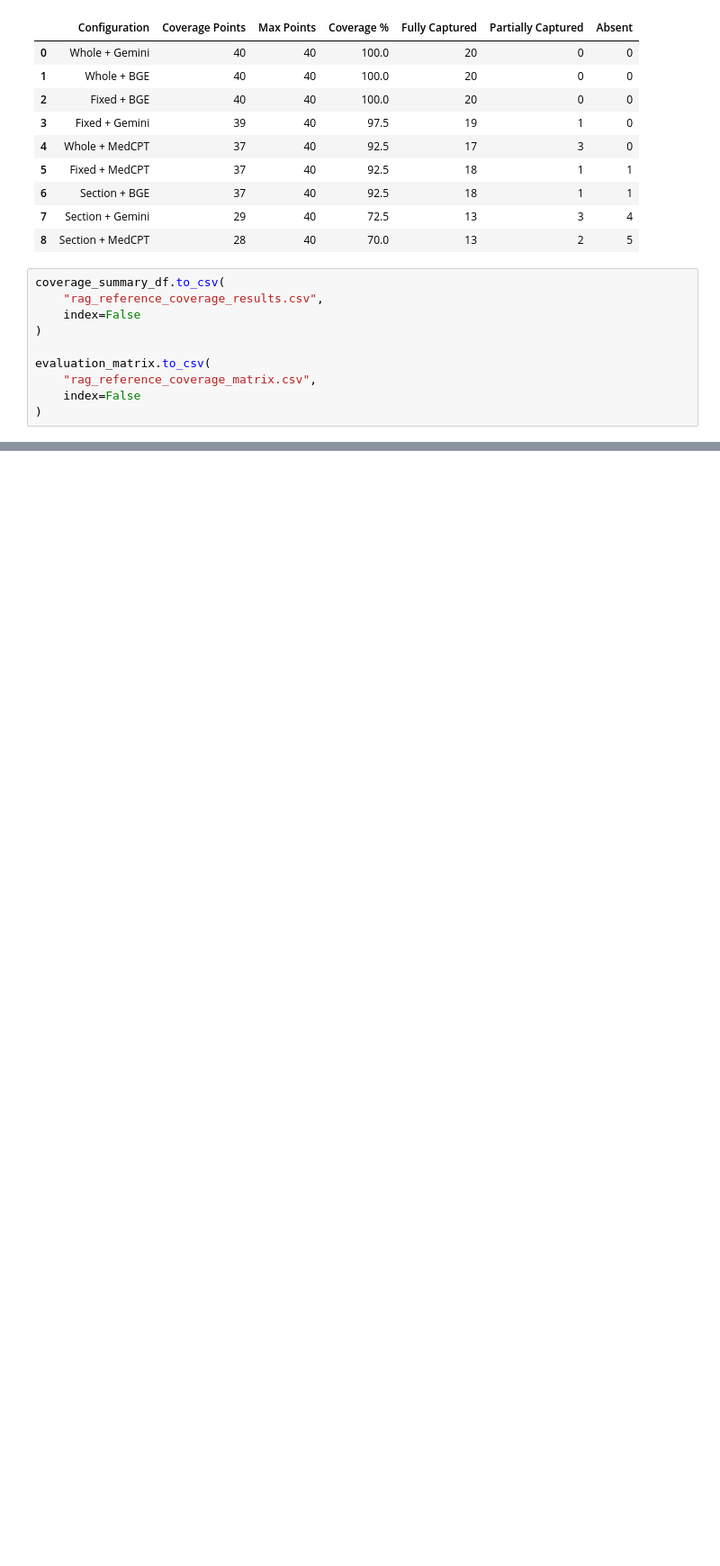
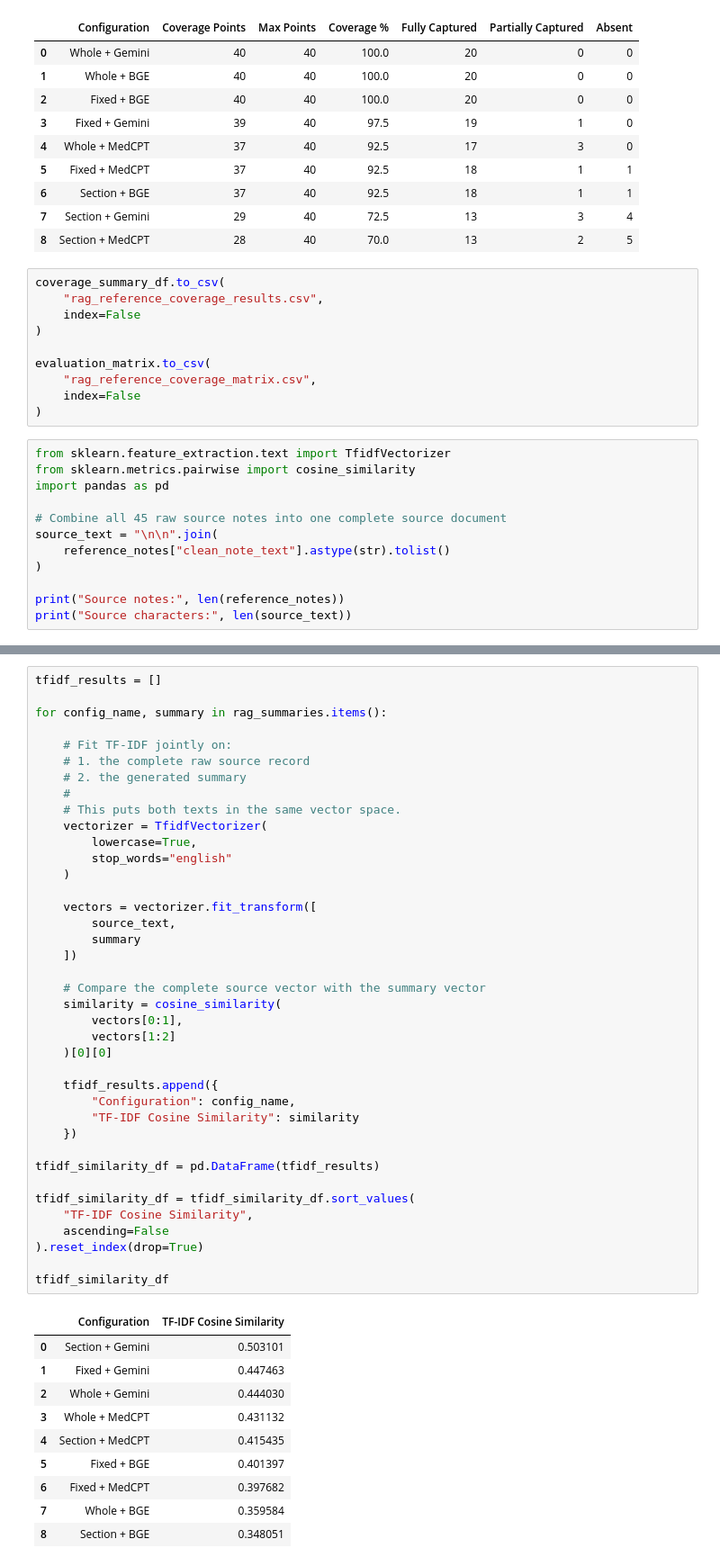
Before and after one commit to pallavi-cs-ai/clinical-summarization-eval, a Jupyter notebook: notebooks/03_workflow_2_rag_experiments.ipynb, the cells around one changed output, grey strips where cells are left out. Shown at 90% size. Saved outputs shown, nothing was run; the diff lists cells and outputs as text; blank space fills up the shorter version.

```diff
--- a/notebooks/03_workflow_2_rag_experiments.ipynb
+++ b/notebooks/03_workflow_2_rag_experiments.ipynb
@@ -4343,3 +4343,15 @@ evaluation_matrix.to_csv(
     "rag_reference_coverage_matrix.csv",
     index=False
 )
+# %%
+from sklearn.feature_extraction.text import TfidfVectorizer
+from sklearn.metrics.pairwise import cosine_similarity
+import pandas as pd
+
+# Combine all 45 raw source notes into one complete source document
+source_text = "\n\n".join(
+    reference_notes["clean_note_text"].astype(str).tolist()
+)
+
+print("Source notes:", len(reference_notes))
+print("Source characters:", len(source_text))
@@ -4345,0 +4361,50 @@ evaluation_matrix.to_csv(
+# %%
+tfidf_results = []
+
+for config_name, summary in rag_summaries.items():
+
+    # Fit TF-IDF jointly on:
+    # 1. the complete raw source record
+    # 2. the generated summary
+    #
+    # This puts both texts in the same vector space.
+    vectorizer = TfidfVectorizer(
+        lowercase=True,
+        stop_words="english"
+    )
+
+    vectors = vectorizer.fit_transform([
+        source_text,
+        summary
+    ])
+
+    # Compare the complete source vector with the summary vector
+    similarity = cosine_similarity(
+        vectors[0:1],
+        vectors[1:2]
+    )[0][0]
+
+    tfidf_results.append({
+        "Configuration": config_name,
+        "TF-IDF Cosine Similarity": similarity
+    })
+
+tfidf_similarity_df = pd.DataFrame(tfidf_results)
+
+tfidf_similarity_df = tfidf_similarity_df.sort_values(
+    "TF-IDF Cosine Similarity",
+    ascending=False
+).reset_index(drop=True)
+
+tfidf_similarity_df
+# %% [output]
+|  | Configuration | TF-IDF Cosine Similarity |
+| 0 | Section + Gemini | 0.503101 |
+| 1 | Fixed + Gemini | 0.447463 |
+| 2 | Whole + Gemini | 0.444030 |
+| 3 | Whole + MedCPT | 0.431132 |
+| 4 | Section + MedCPT | 0.415435 |
+| 5 | Fixed + BGE | 0.401397 |
+| 6 | Fixed + MedCPT | 0.397682 |
+| 7 | Whole + BGE | 0.359584 |
+| 8 | Section + BGE | 0.348051 |
```
Also changed, not shown: parts of 23 cells of this notebook, 1 other file.
